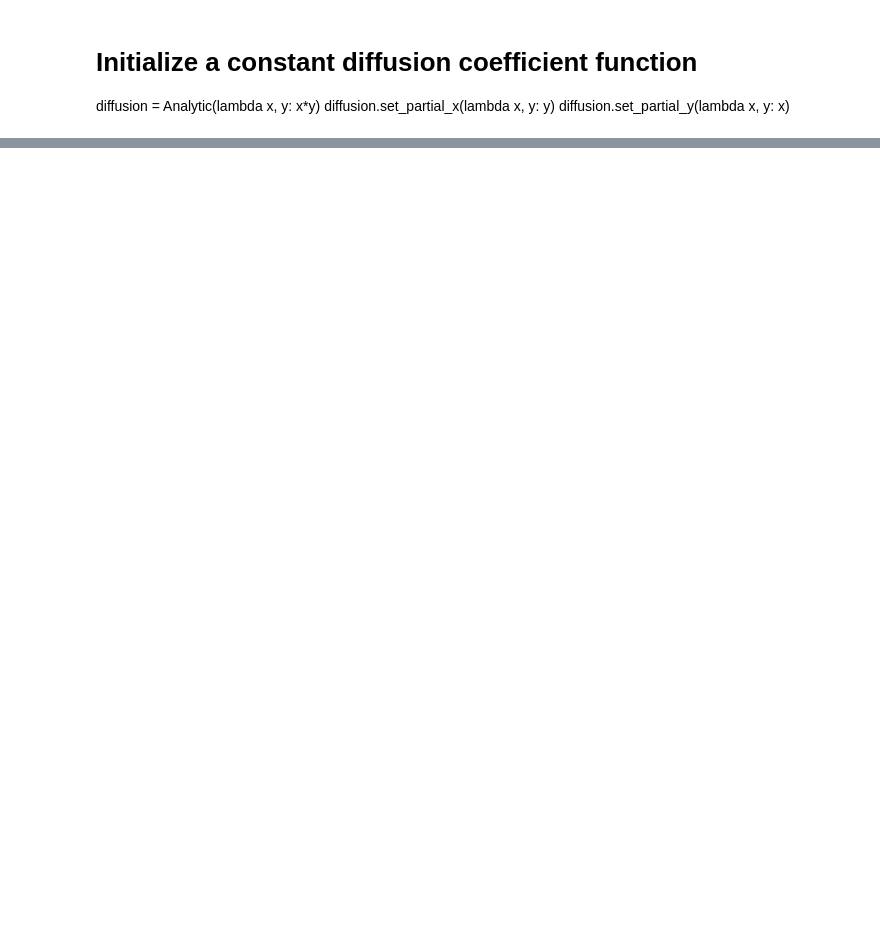
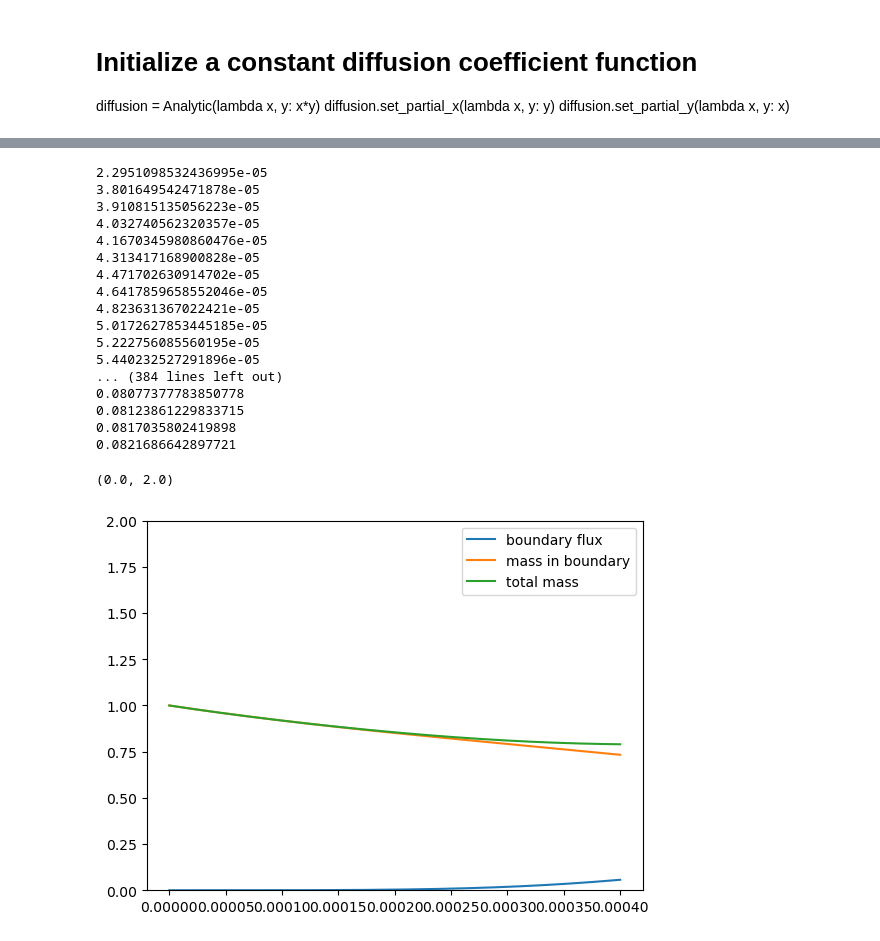
Before and after one commit to fongkenrui/A409_SeleniumDispersion, a Jupyter notebook: FW_test.ipynb, the cells around one changed output, grey strips where cells are left out. Drawn from its saved outputs; the diff is of its cells as text; code cells hidden in the pictures; blank space fills up the shorter version.

```diff
--- a/FW_test.ipynb
+++ b/FW_test.ipynb
@@ -64,0 +114,24 @@ result_ds = forward_euler_final(conc, diffusion, initial_condition)
+# %%
+FIG, ax =plot_mass_conservation(result_ds1)
+
+ax.set_ylim(0, 2)
+# %% [output]
+2.2951098532436995e-05
+3.801649542471878e-05
+3.910815135056223e-05
+4.032740562320357e-05
+4.1670345980860476e-05
+4.313417168900828e-05
+4.471702630914702e-05
+4.6417859658552046e-05
+4.823631367022421e-05
+5.0172627853445185e-05
+5.222756085560195e-05
+5.440232527291896e-05
+... (384 lines left out)
+0.08077377783850778
+0.08123861229833715
+0.0817035802419898
+0.0821686642897721
+(0.0, 2.0)
+[figure, added]
```
Also changed, not shown: parts of 9 cells of this notebook, 1 other file.
